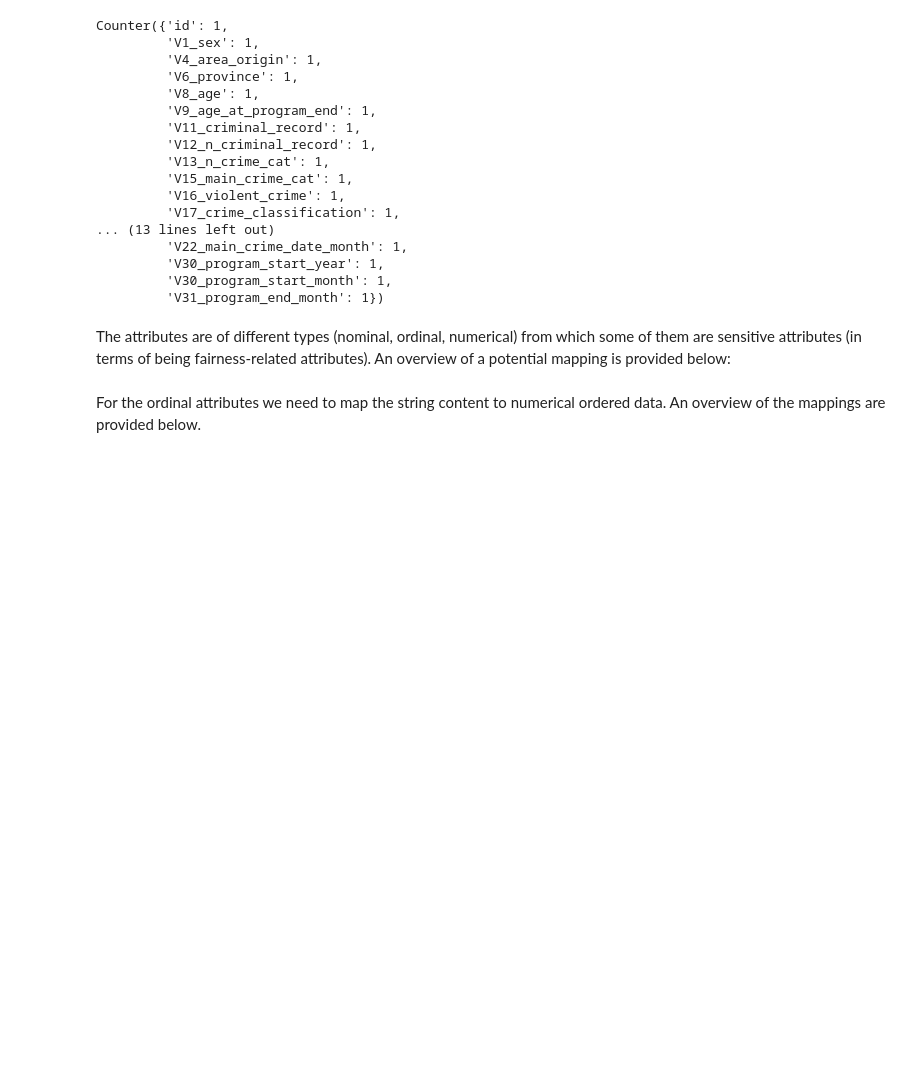
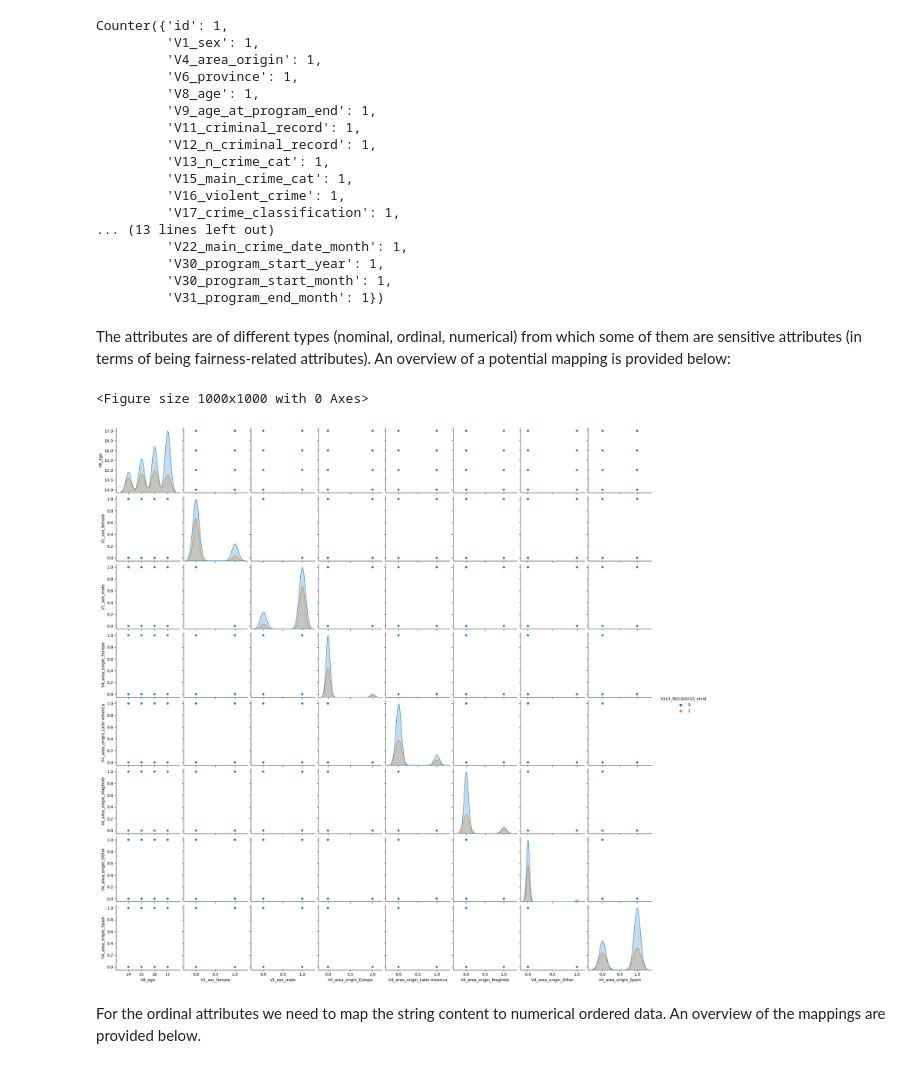
Before and after one commit to blclo/AlgorithmicFairness, a Jupyter notebook: src/data/process_data.ipynb, the cells around one changed output. Saved outputs shown, nothing was run; the diff lists cells and outputs as text; code cells hidden in the pictures; blank space fills up the shorter version.

Commit message:
update plots

```diff
--- a/src/data/process_data.ipynb
+++ b/src/data/process_data.ipynb
@@ -93,6 +96,16 @@ target = 'V115_RECID2015_recid'
 
 # Check that shapes add up (disregarding the id columns)
 assert df.columns.__len__() - 1 == len(sensitive_attributes) + len(numerical_cols) + len(ordinal_cols) + len(cat_cols) + 1
+# %%
+sensitive_cat_cols = np.setdiff1d(sensitive_attributes, df[sensitive_attributes]._get_numeric_data().columns)
+df_corrplot = pd.get_dummies(df[[target] + ['V8_age', 'V1_sex', 'V4_area_origin']], columns=sensitive_cat_cols)
+# %%
+fig = plt.figure(figsize=(10, 10))
+sns.pairplot(df_corrplot, hue=target)
+plt.show()
+# %% [output]
+<Figure size 1000x1000 with 0 Axes>
+[figure, added]
 # %% [markdown]
 For the ordinal attributes we need to map the string content to numerical ordered data. An overview of the mappings are provided below.
 # %%
```
Also changed, not shown: parts of 1 cell of this notebook, 4 other files.
